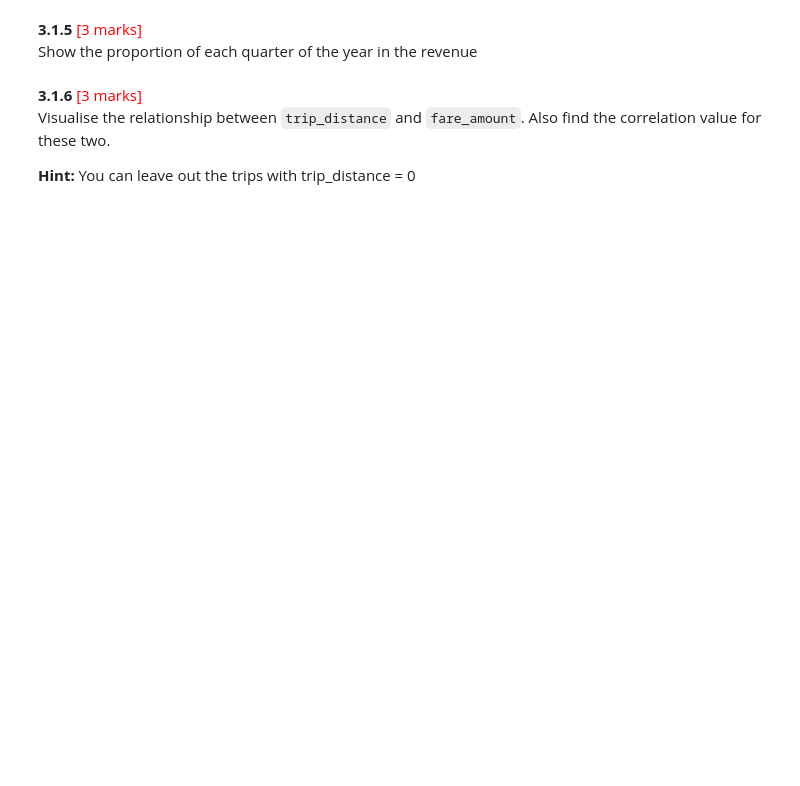
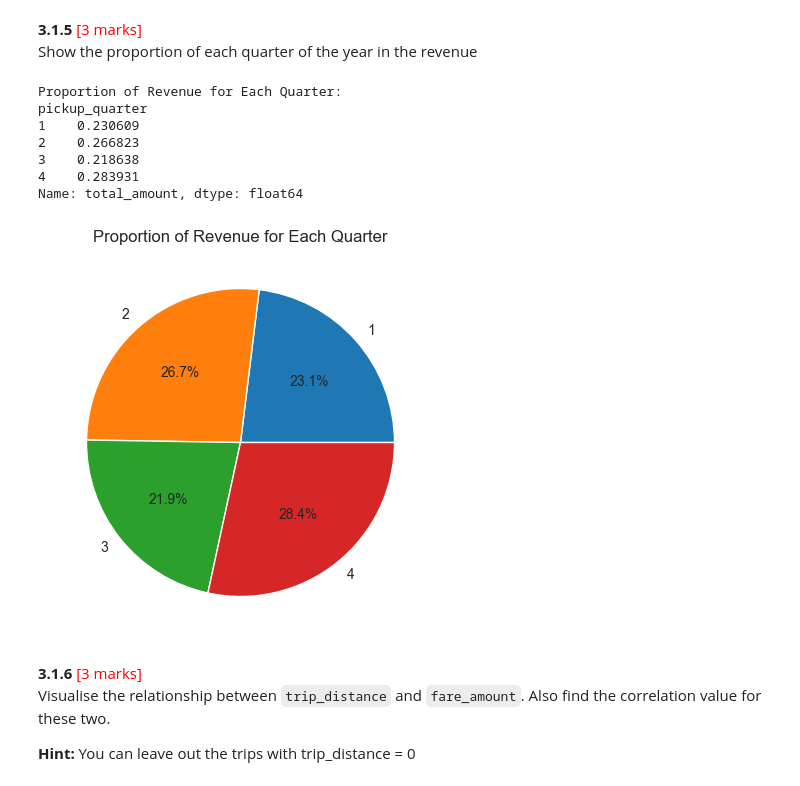
Before and after one commit to SUBHASISHBISWAS/UpGrad, a Jupyter notebook: Code/Courses/C1-SQL and Statistics Essentials/M7-NYC Taxi Records Analysis/SUBHASISH BISWAS/EDA NYC Taxi/EDA_Assg_NYC_Taxi_Starter.ipynb, the cells around one changed output. Drawn from its saved outputs; the diff is of its cells as text; code cells hidden in the pictures; blank space fills up the shorter version.

```diff
--- a/Code/Courses/C1-SQL and Statistics Essentials/M7-NYC Taxi Records Analysis/SUBHASISH BISWAS/EDA NYC Taxi/EDA_Assg_NYC_Taxi_Starter.ipynb
+++ b/Code/Courses/C1-SQL and Statistics Essentials/M7-NYC Taxi Records Analysis/SUBHASISH BISWAS/EDA NYC Taxi/EDA_Assg_NYC_Taxi_Starter.ipynb
@@ -1305,3 +1473,39 @@ Show the proportion of each quarter of the year in the revenue
+# %%
+# Calculate proportion of each quarter
+
+# Convert pickup datetime to datetime object
+df['tpep_pickup_datetime'] = pd.to_datetime(df['tpep_pickup_datetime'])
+
+# Extract quarter from pickup datetime
+df['pickup_quarter'] = df['tpep_pickup_datetime'].dt.quarter
+
+# Group by quarter and calculate total revenue
+quarterly_revenue = df.groupby('pickup_quarter')['total_amount'].sum()
+
+# Calculate proportion of revenue for each quarter
+total_revenue = quarterly_revenue.sum()
+quarter_proportions = quarterly_revenue / total_revenue
+
+# Print the quarter proportions
+print("\nProportion of Revenue for Each Quarter:")
+print(quarter_proportions)
+
+# (Optional) Plot the quarter proportions
+import matplotlib.pyplot as plt
+plt.figure(figsize=(8, 5))
+quarter_proportions.plot(kind='pie', autopct='%1.1f%%')
+plt.title('Proportion of Revenue for Each Quarter')
+plt.ylabel('')  # Remove the default ylabel
+plt.show()
+# %% [output]
+Proportion of Revenue for Each Quarter:
+pickup_quarter
+1    0.230609
+2    0.266823
+3    0.218638
+4    0.283931
+Name: total_amount, dtype: float64
+[figure, added]
 # %% [markdown]
 **3.1.6** <font color = red>[3 marks]</font> <br>
 Visualise the relationship between `trip_distance` and `fare_amount`. Also find the correlation value for these two.
```
Also changed, not shown: parts of 25 cells of this notebook.
